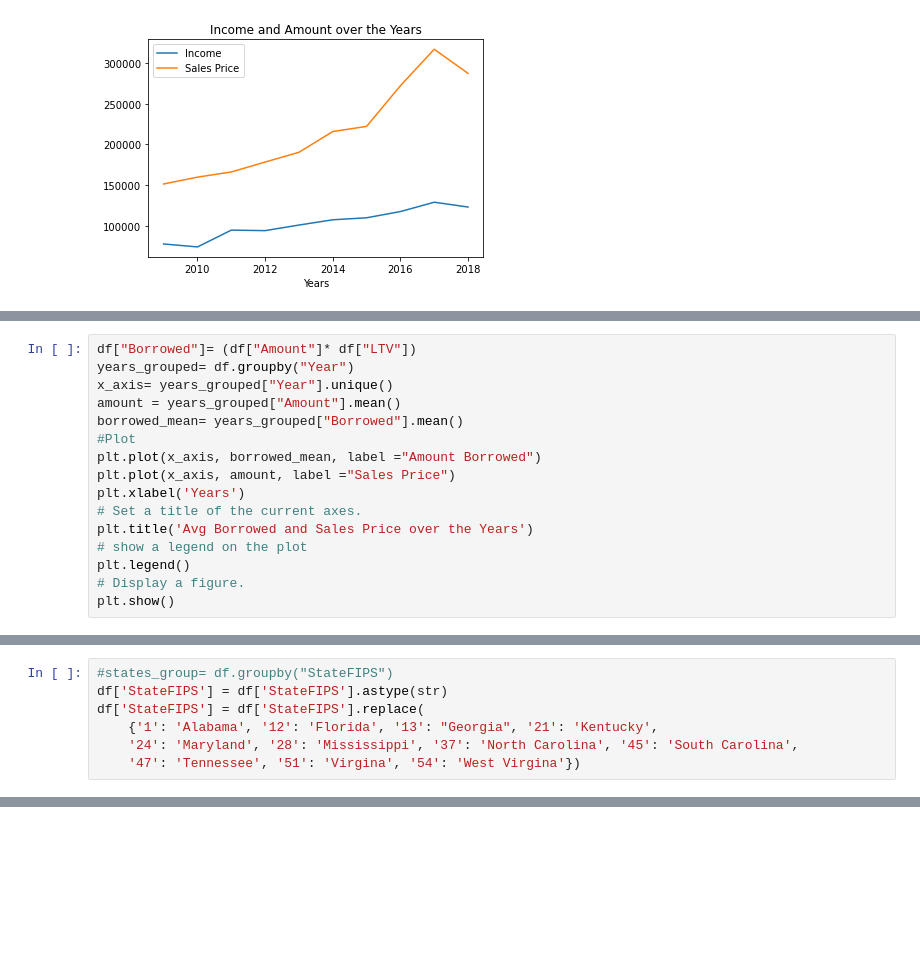
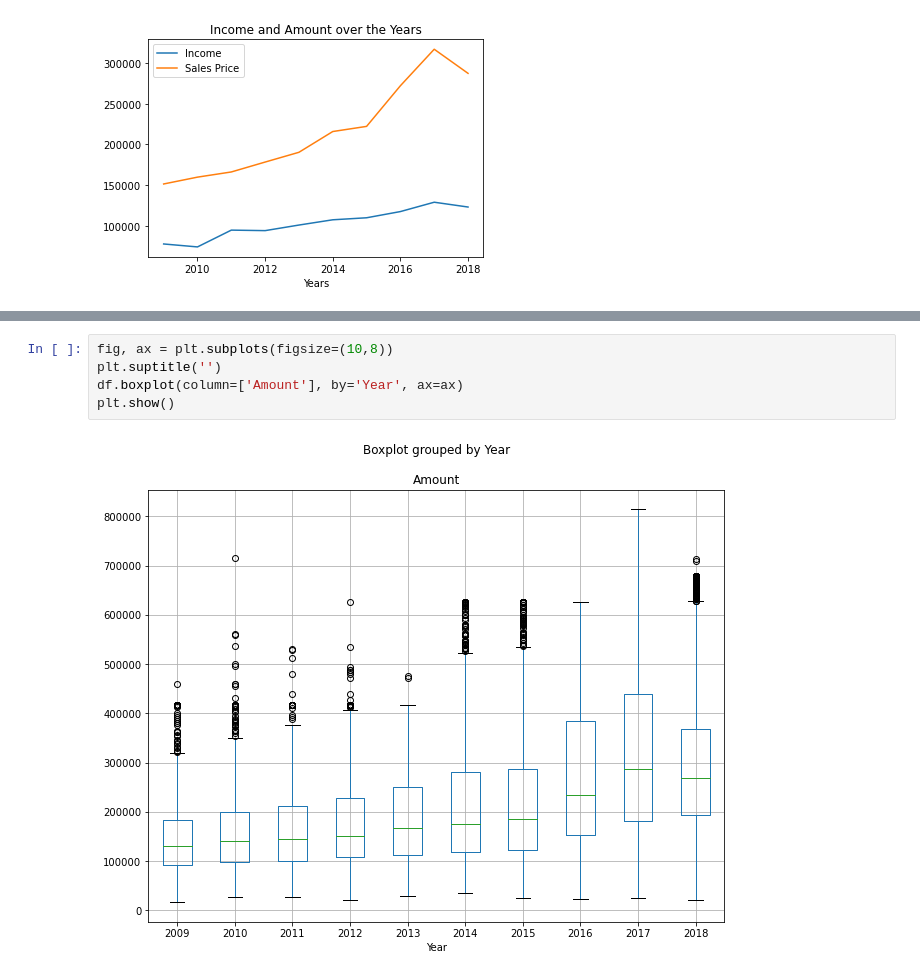
Before and after one commit to bmkennedyii/Project_1, a Jupyter notebook: Graphs.ipynb, the cells around one changed output, grey strips where cells are left out. Cells and saved outputs as stored; diff of their text form; blank space fills up the shorter version.

Commit message:
Graphs for age and boxplots

```diff
--- a/Graphs.ipynb
+++ b/Graphs.ipynb
@@ -337,16 +44,0 @@ plt.show()
-# %%
-df["Borrowed"]= (df["Amount"]* df["LTV"])
-years_grouped= df.groupby("Year")
-x_axis= years_grouped["Year"].unique()
-amount = years_grouped["Amount"].mean()
-borrowed_mean= years_grouped["Borrowed"].mean()
-#Plot
-plt.plot(x_axis, borrowed_mean, label ="Amount Borrowed")
-plt.plot(x_axis, amount, label ="Sales Price")
-plt.xlabel('Years')
-# Set a title of the current axes.
-plt.title('Avg Borrowed and Sales Price over the Years')
-# show a legend on the plot
-plt.legend()
-# Display a figure.
-plt.show()
@@ -408,7 +44,0 @@ plt.show()
-# %%
-#states_group= df.groupby("StateFIPS")
-df['StateFIPS'] = df['StateFIPS'].astype(str)
-df['StateFIPS'] = df['StateFIPS'].replace(
-    {'1': 'Alabama', '12': 'Florida', '13': "Georgia", '21': 'Kentucky',
-    '24': 'Maryland', '28': 'Mississippi', '37': 'North Carolina', '45': 'South Carolina',
-    '47': 'Tennessee', '51': 'Virgina', '54': 'West Virgina'})
@@ -461,0 +45,7 @@ plt.show()
+# %%
+fig, ax = plt.subplots(figsize=(10,8))
+plt.suptitle('')
+df.boxplot(column=['Amount'], by='Year', ax=ax)
+plt.show()
+# %% [output]
+[figure, added]
```
Also changed, not shown: parts of 49 cells of this notebook, 1 other file.
